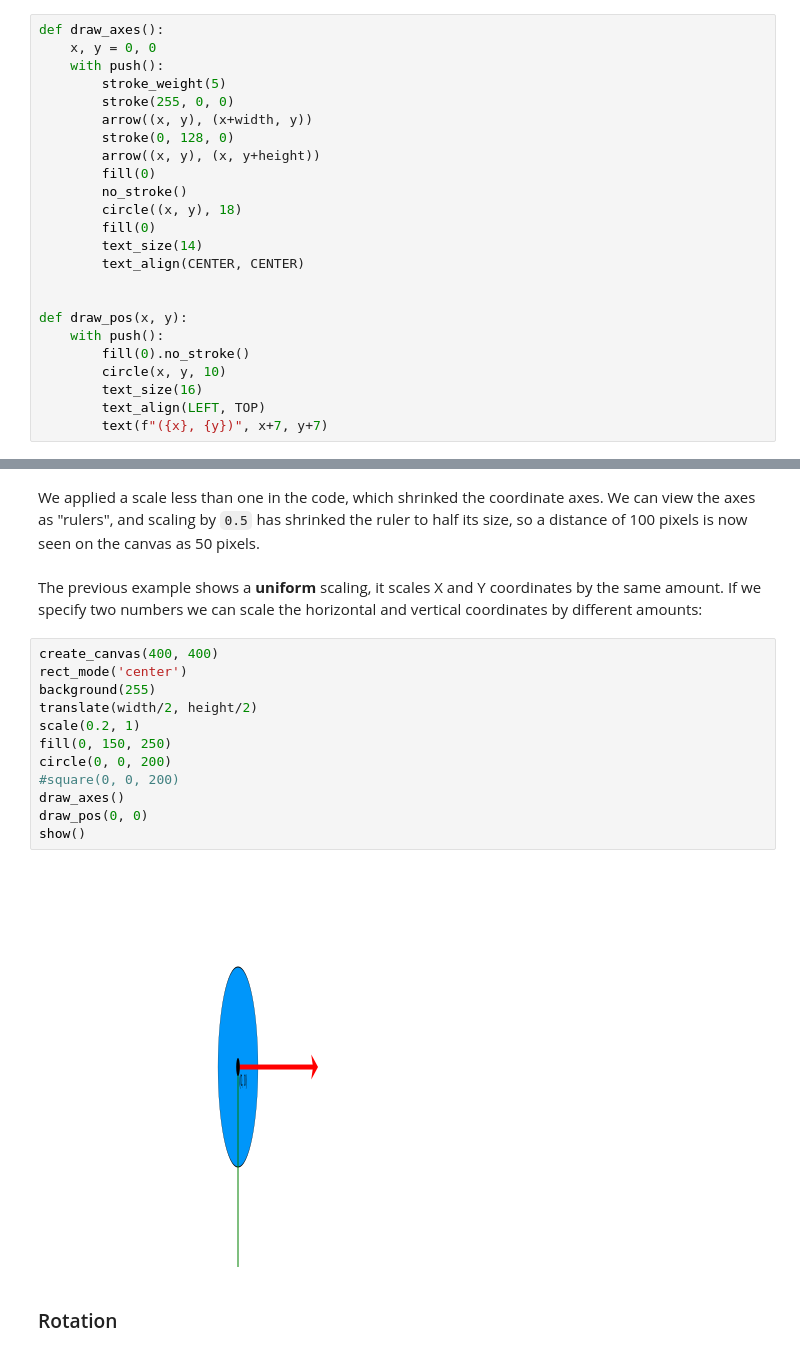
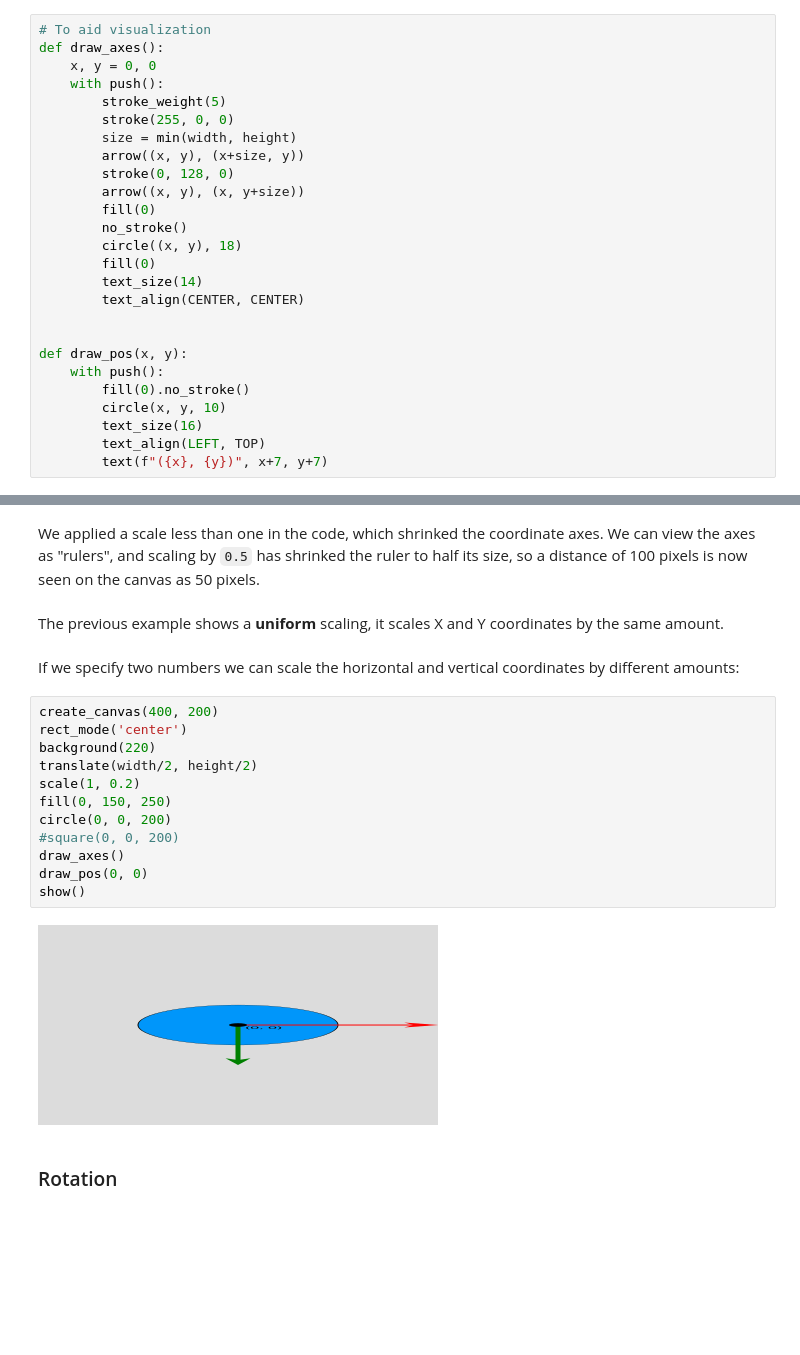
Before and after one commit to Mtj2042/generative_drawing, a Jupyter notebook: weekly/week3/week3_controlflow_and_transformations.ipynb, the cells around one changed output, grey strips where cells are left out. Cells and saved outputs as stored; diff of their text form; blank space fills up the shorter version.

```diff
--- a/weekly/week3/week3_controlflow_and_transformations.ipynb
+++ b/weekly/week3/week3_controlflow_and_transformations.ipynb
@@ -205,14 +218,16 @@ To aid visualization we will define two custom functions:
 
 >NOTE. Don't worry about the implementation of these functions for the moment, these are meant to demonstrate transformations. They use the `text` command, which we have not covered yet, involving [formatted strings](https://www.w3schools.com/python/python_string_formatting.asp) and [keyword (named) arguments](https://www.w3schools.com/python/gloss_python_function_keyword_arguments.asp). Feel free to read the linked articles for more info on how this works, but we will only cover these techniques in the future.
 # %%
+# To aid visualization
 def draw_axes():
     x, y = 0, 0
     with push():
         stroke_weight(5)
         stroke(255, 0, 0)
-        arrow((x, y), (x+width, y))
+        size = min(width, height)
+        arrow((x, y), (x+size, y))
         stroke(0, 128, 0)
-        arrow((x, y), (x, y+height))
+        arrow((x, y), (x, y+size))
         fill(0)
         no_stroke()
         circle((x, y), 18)
@@ -294,21 +315,23 @@ show()
 # %% [markdown]
 We applied a scale less than one in the code, which shrinked the coordinate axes. We can view the axes as "rulers", and scaling by `0.5` has shrinked the ruler to half its size, so a distance of 100 pixels is now seen on the canvas as 50 pixels.
+# %% [markdown]
+The previous example shows a **uniform** scaling, it scales X and Y coordinates by the same amount.
 # %% [markdown]
-The previous example shows a **uniform** scaling, it scales X and Y coordinates by the same amount. If we specify two numbers we can scale the horizontal and vertical coordinates by different amounts:
+If we specify two numbers we can scale the horizontal and vertical coordinates by different amounts:
 # %%
-create_canvas(400, 400)
+create_canvas(400, 200)
 rect_mode('center')
-background(255)
+background(220)
 translate(width/2, height/2)
-scale(0.2, 1)
+scale(1, 0.2)
 fill(0, 150, 250)
 circle(0, 0, 200)
 #square(0, 0, 200)
 draw_axes()
 draw_pos(0, 0)
 show()
 # %% [output]
-[figure, old version]
+[figure, new version]
 # %% [markdown]
 ### Rotation
 # %% [markdown]
```
Also changed, not shown: parts of 50 cells of this notebook.
